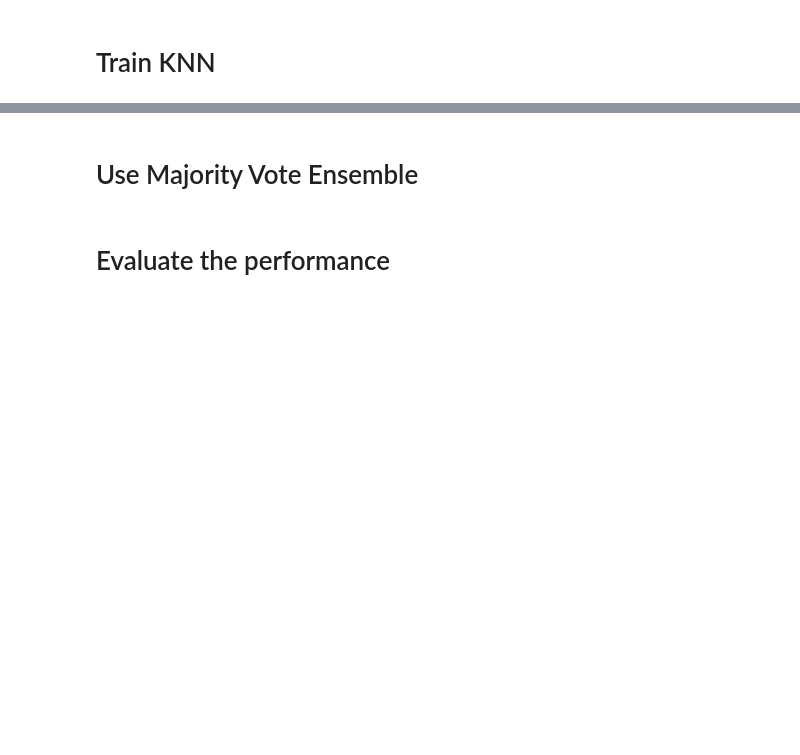
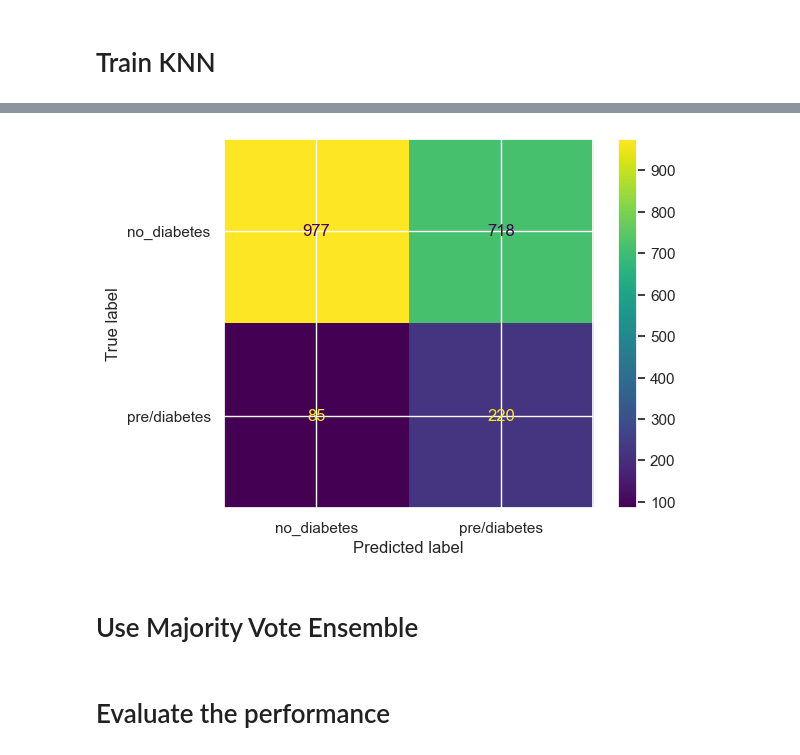
Before and after one commit to COGS118A/Group029-Wi23, a Jupyter notebook: CheckpointGroup029-Wi23.ipynb, the cells around one changed output, grey strips where cells are left out. Drawn from its saved outputs; the diff is of its cells as text; code cells hidden in the pictures; blank space fills up the shorter version.

```diff
--- a/CheckpointGroup029-Wi23.ipynb
+++ b/CheckpointGroup029-Wi23.ipynb
@@ -582,3 +590,7 @@ accuracy 0.847
+# %%
+ConfusionMatrixDisplay.from_predictions(y_test, predKnn);
+# %% [output]
+[figure, added]
 # %% [markdown]
 # Use Majority Vote Ensemble
 # %%
```
Also changed, not shown: parts of 13 cells of this notebook.
